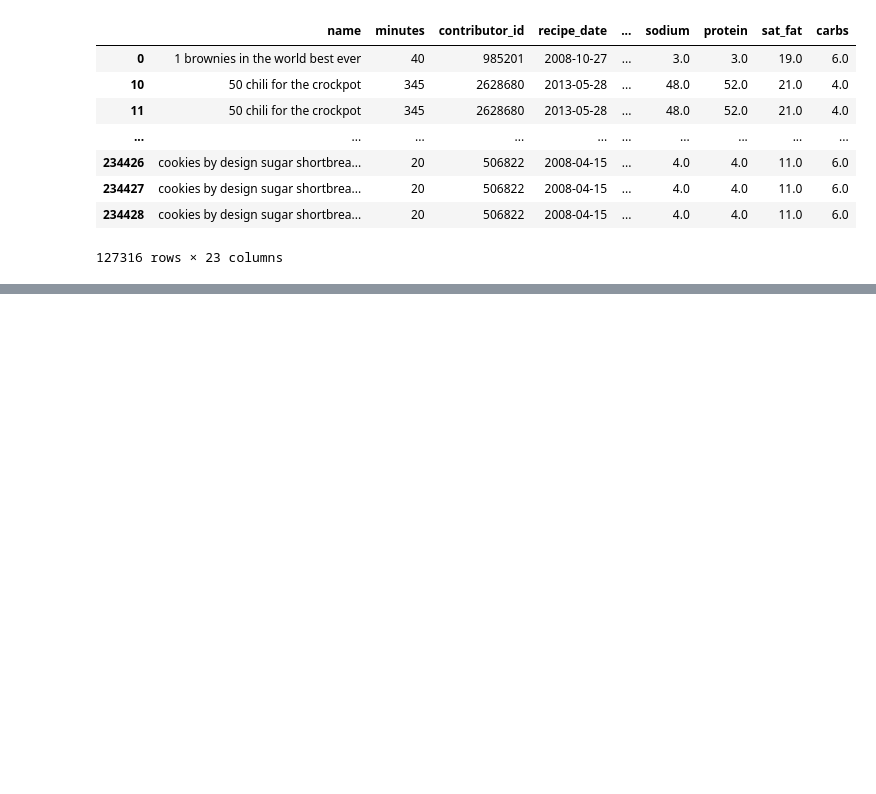
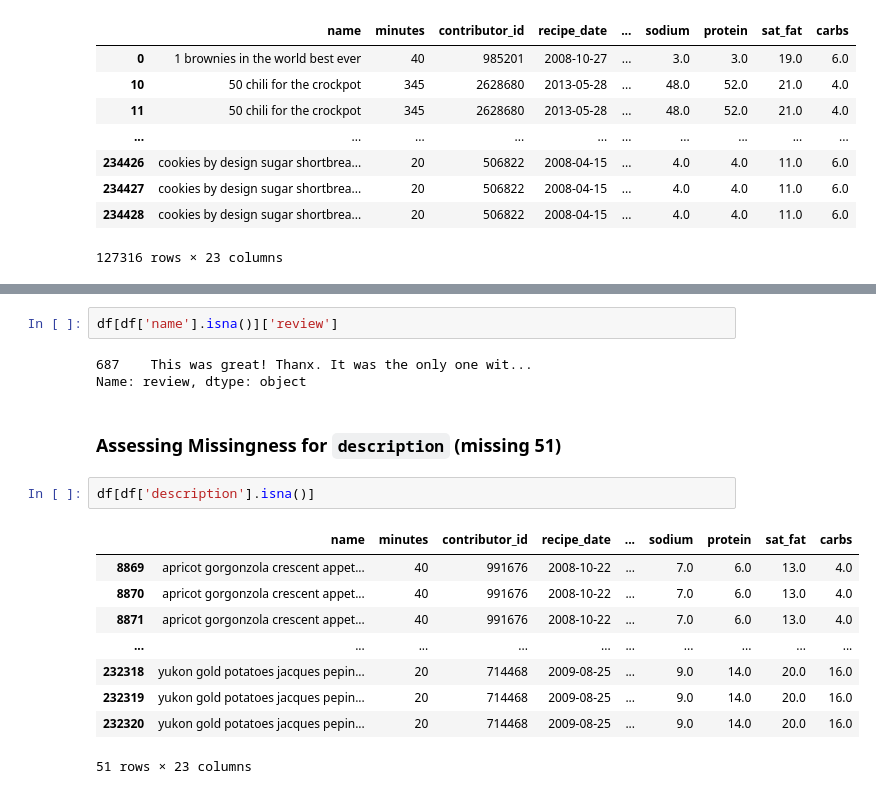
Before and after one commit to KevinBian107/dsc80_proj, a Jupyter notebook: missingness_mechanism.ipynb, the cells around one changed output, grey strips where cells are left out. Drawn from its saved outputs; the diff is of its cells as text; blank space fills up the shorter version.

```diff
--- a/missingness_mechanism.ipynb
+++ b/missingness_mechanism.ipynb
@@ -49,0 +148,19 @@ State whether you believe there is a column in your dataset that is NMAR. Explai
+# %%
+df[df['name'].isna()]['review']
+# %% [output]
+687    This was great! Thanx. It was the only one wit...
+Name: review, dtype: object
+# %% [markdown]
+### Assessing Missingness for `description` (missing 51)
+# %%
+df[df['description'].isna()]
+# %% [output]
+|  | name | minutes | contributor_id | recipe_date | ... | sodium | protein | sat_fat | carbs |
+| 8869 | apricot gorgonzola crescent appet... | 40 | 991676 | 2008-10-22 | ... | 7.0 | 6.0 | 13.0 | 4.0 |
+| 8870 | apricot gorgonzola crescent appet... | 40 | 991676 | 2008-10-22 | ... | 7.0 | 6.0 | 13.0 | 4.0 |
+| 8871 | apricot gorgonzola crescent appet... | 40 | 991676 | 2008-10-22 | ... | 7.0 | 6.0 | 13.0 | 4.0 |
+| ... | ... | ... | ... | ... | ... | ... | ... | ... | ... |
+| 232318 | yukon gold potatoes jacques pepin... | 20 | 714468 | 2009-08-25 | ... | 9.0 | 14.0 | 20.0 | 16.0 |
+| 232319 | yukon gold potatoes jacques pepin... | 20 | 714468 | 2009-08-25 | ... | 9.0 | 14.0 | 20.0 | 16.0 |
+| 232320 | yukon gold potatoes jacques pepin... | 20 | 714468 | 2009-08-25 | ... | 9.0 | 14.0 | 20.0 | 16.0 |
+51 rows × 23 columns
```
Also changed, not shown: parts of 19 cells of this notebook, 6 other files.
